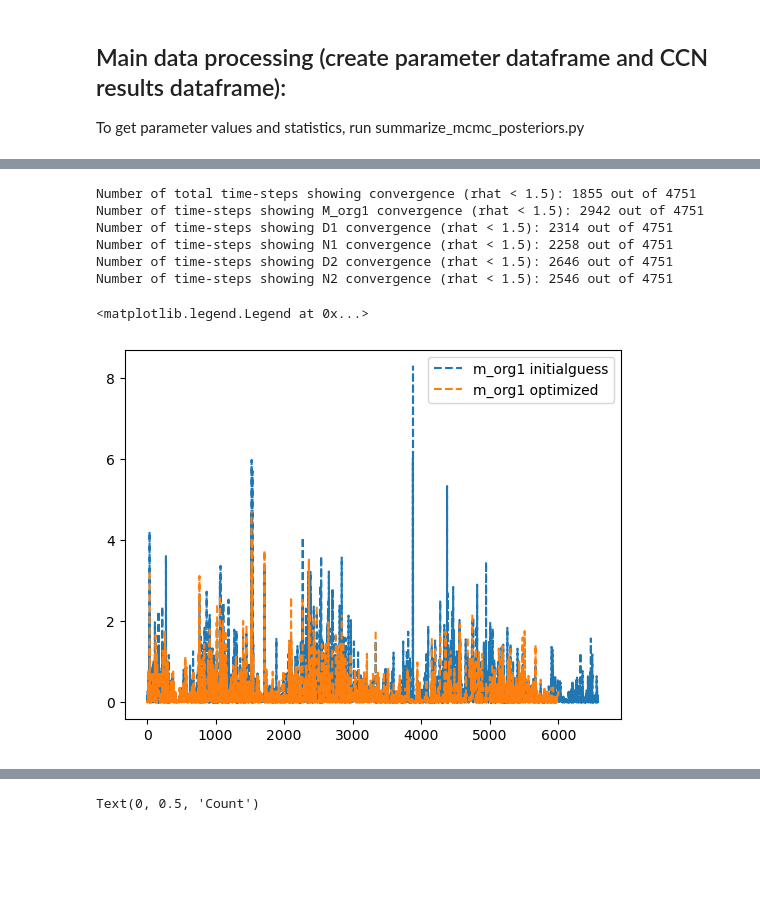
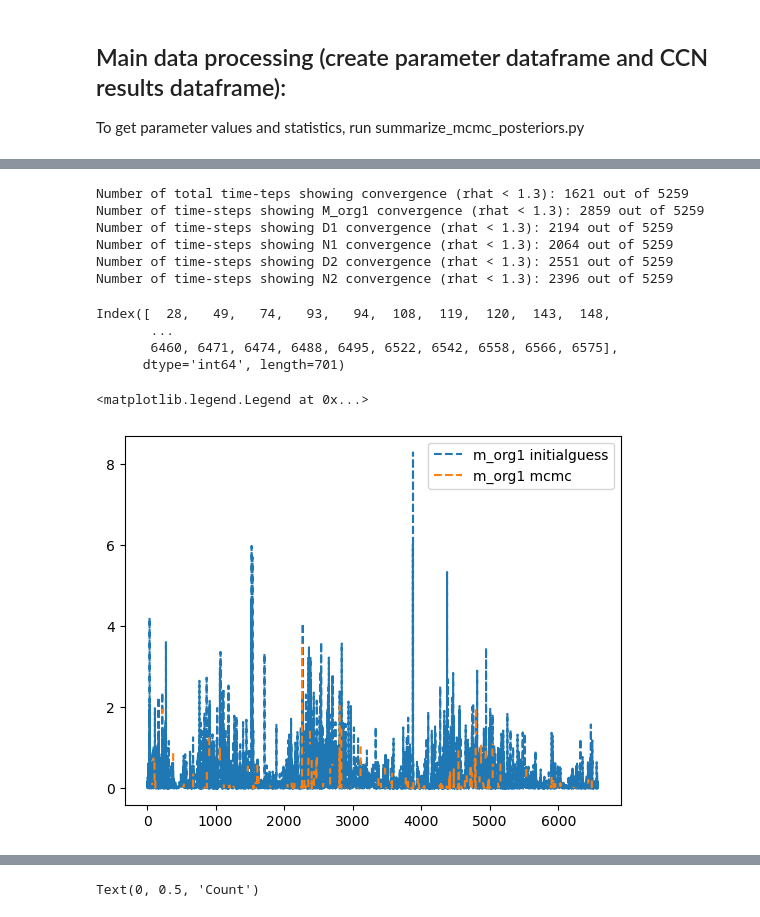
Before and after one commit to mauradewey/Modal-Aerosol-Composition, a Jupyter notebook: code/explore-mcmc-results.ipynb, the cells around one changed output, grey strips where cells are left out. Drawn from its saved outputs; the diff is of its cells as text; code cells hidden in the pictures; blank space fills up the shorter version.

```diff
--- a/code/explore-mcmc-results.ipynb
+++ b/code/explore-mcmc-results.ipynb
@@ -132,7 +140,7 @@ plt.legend()
 To get parameter values and statistics, run summarize_mcmc_posteriors.py
 # %%
 # load mcmc parameters for summary statistics and calculate CCN results:
-mcmc_params = pd.read_csv('../results/summary_30k_m2_5chains.csv')
+mcmc_params = pd.read_csv('../results/summary_30k_m2_5chains_20kburn.csv')
 # %%
 # calculate mcmc results (or load farther down)
 mcmc_results = pd.DataFrame({'datetime': mcmc_params['datetime']})
@@ -214,19 +209,19 @@ mcmc_results.to_csv('../results/30k_m2_logparams_ccn_results.csv')
 mcmc_results = pd.read_csv('../results/30k_m2_5chains_ccn_results.csv')
 # %%
 # how many time-steps show convergence:
-rhat_thresh = 1.5
+rhat_thresh = 1.3
 num_conv = mcmc_params.where(mcmc_params['M_org1_rhat'] < rhat_thresh).where(mcmc_params['D1_rhat'] < rhat_thresh).where(mcmc_params['N1_rhat'] < rhat_thresh).where(mcmc_params['D2_rhat'] < rhat_thresh).where(mcmc_params['N2_rhat'] < rhat_thresh).dropna()
 
-print(f"Number of total time-steps showing convergence (rhat < {rhat_thresh}): {num_conv.shape[0]} out of {len(mcmc_params.dropna())}")
+print(f"Number of total time-teps showing convergence (rhat < {rhat_thresh}): {num_conv.shape[0]} out of {len(mcmc_params.dropna())}")
 print(f"Number of time-steps showing M_org1 convergence (rhat < {rhat_thresh}): {mcmc_params.where(mcmc_params['M_org1_rhat'] < rhat_thresh).dropna().shape[0]} out of {len(mcmc_params.dropna())}")
 print(f"Number of time-steps showing D1 convergence (rhat < {rhat_thresh}): {mcmc_params.where(mcmc_params['D1_rhat'] < rhat_thresh).dropna().shape[0]} out of {len(mcmc_params.dropna())}")
 print(f"Number of time-steps showing N1 convergence (rhat < {rhat_thresh}): {mcmc_params.where(mcmc_params['N1_rhat'] < rhat_thresh).dropna().shape[0]} out of {len(mcmc_params.dropna())}")
 print(f"Number of time-steps showing D2 convergence (rhat < {rhat_thresh}): {mcmc_params.where(mcmc_params['D2_rhat'] < rhat_thresh).dropna().shape[0]} out of {len(mcmc_params.dropna())}")
 print(f"Number of time-steps showing N2 convergence (rhat < {rhat_thresh}): {mcmc_params.where(mcmc_params['N2_rhat'] < rhat_thresh).dropna().shape[0]} out of {len(mcmc_params.dropna())}")
 # %% [output]
-Number of total time-steps showing convergence (rhat < 1.5): 1855 out of 4751
-Number of time-steps showing M_org1 convergence (rhat < 1.5): 2942 out of 4751
-Number of time-steps showing D1 convergence (rhat < 1.5): 2314 out of 4751
-Number of time-steps showing N1 convergence (rhat < 1.5): 2258 out of 4751
-Number of time-steps showing D2 convergence (rhat < 1.5): 2646 out of 4751
-Number of time-steps showing N2 convergence (rhat < 1.5): 2546 out of 4751
+Number of total time-teps showing convergence (rhat < 1.3): 1621 out of 5259
+Number of time-steps showing M_org1 convergence (rhat < 1.3): 2859 out of 5259
+Number of time-steps showing D1 convergence (rhat < 1.3): 2194 out of 5259
+Number of time-steps showing N1 convergence (rhat < 1.3): 2064 out of 5259
+Number of time-steps showing D2 convergence (rhat < 1.3): 2551 out of 5259
+Number of time-steps showing N2 convergence (rhat < 1.3): 2396 out of 5259
@@ -233,10 +237,19 @@ Number of time-steps showing N2 convergence (rhat < 1.5): 2546 out of 4751
+# %%
+not_converged
+# %% [output]
+Index([  28,   49,   74,   93,   94,  108,  119,  120,  143,  148,
+       ...
+       6460, 6471, 6474, 6488, 6495, 6522, 6542, 6558, 6566, 6575],
+      dtype='int64', length=701)
 # %%
 m_org1_guess = pd.read_csv('../input_data/M_org1_initialguess.csv')
+#mcmc_params_m2 = pd.read_csv('../results/summary_30k_m2_5chains_20kburn.csv')
 
 plt.plot(m_org1_guess, label='m_org1 initialguess', linestyle='--')
-plt.plot(mcmc_params['M_org1_mean'], label='m_org1 optimized', linestyle='--')
+#plt.plot(mcmc_params_m2['M_org1_mean'], label='m_org1 cauchy', linestyle='--')
+plt.plot(mcmc_params['M_org1_mean'], label='m_org1 mcmc', linestyle='--')
 plt.legend()
 # %% [output]
 <matplotlib.legend.Legend at 0x...>
-[figure, old version]
+[figure, new version]
 # %%
```
Also changed, not shown: parts of 39 cells of this notebook, 2 other files.
